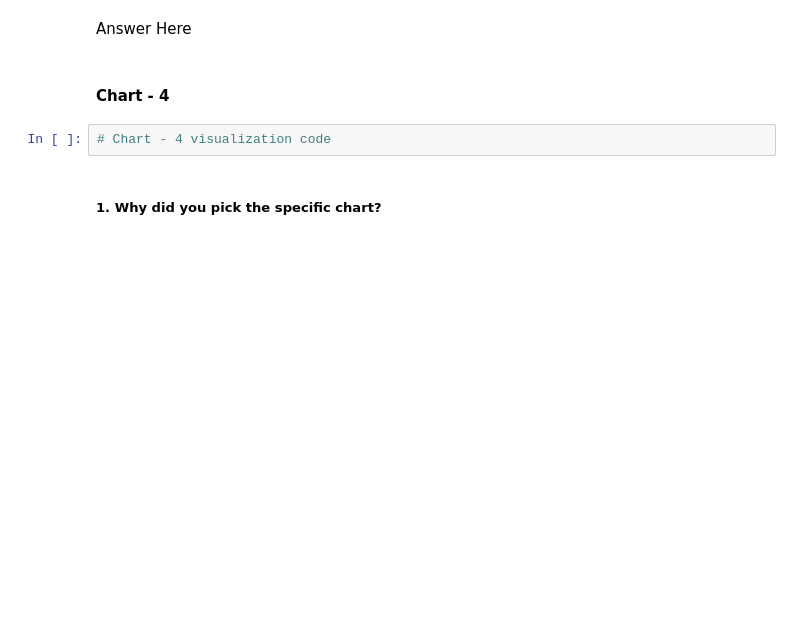
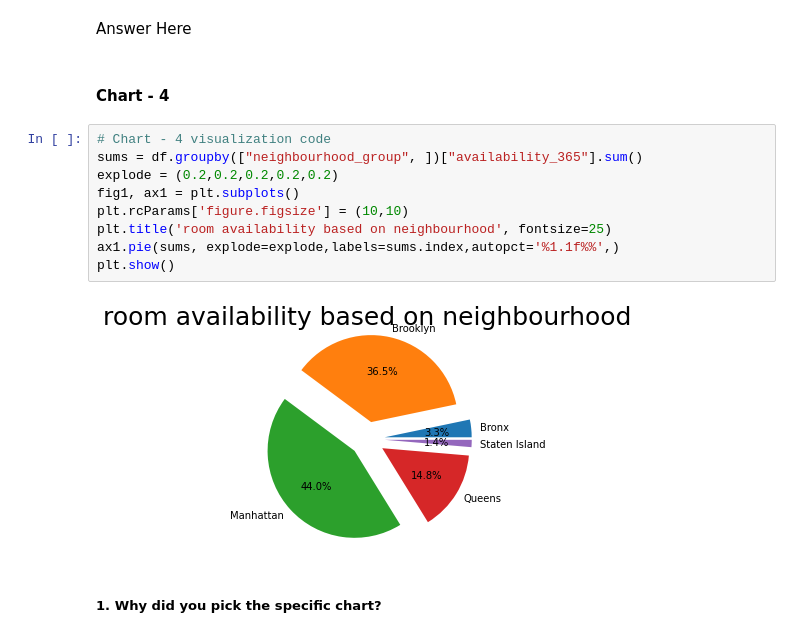
Before and after one commit to HarshadTheOne/AirBnb-Bookings-Analysis, a Jupyter notebook: AirBnb_Booking_Analysis_Capstone_Project.ipynb, the cells around one changed output. Cells and saved outputs as stored; diff of their text form; blank space fills up the shorter version.

```diff
--- a/AirBnb_Booking_Analysis_Capstone_Project.ipynb
+++ b/AirBnb_Booking_Analysis_Capstone_Project.ipynb
@@ -334,8 +334,17 @@ Are there any insights that lead to negative growth? Justify with specific reaso
 Answer Here
 # %% [markdown]
 #### Chart - 4
-# %%
-# Chart - 4 visualization code
+# %%
+# Chart - 4 visualization code
+sums = df.groupby(["neighbourhood_group", ])["availability_365"].sum()
+explode = (0.2,0.2,0.2,0.2,0.2)
+fig1, ax1 = plt.subplots()
+plt.rcParams['figure.figsize'] = (10,10)
+plt.title('room availability based on neighbourhood', fontsize=25)
+ax1.pie(sums, explode=explode,labels=sums.index,autopct='%1.1f%%',)
+plt.show()
+# %% [output]
+[figure, added]
 # %% [markdown]
 ##### 1. Why did you pick the specific chart?
 # %% [markdown]
```
